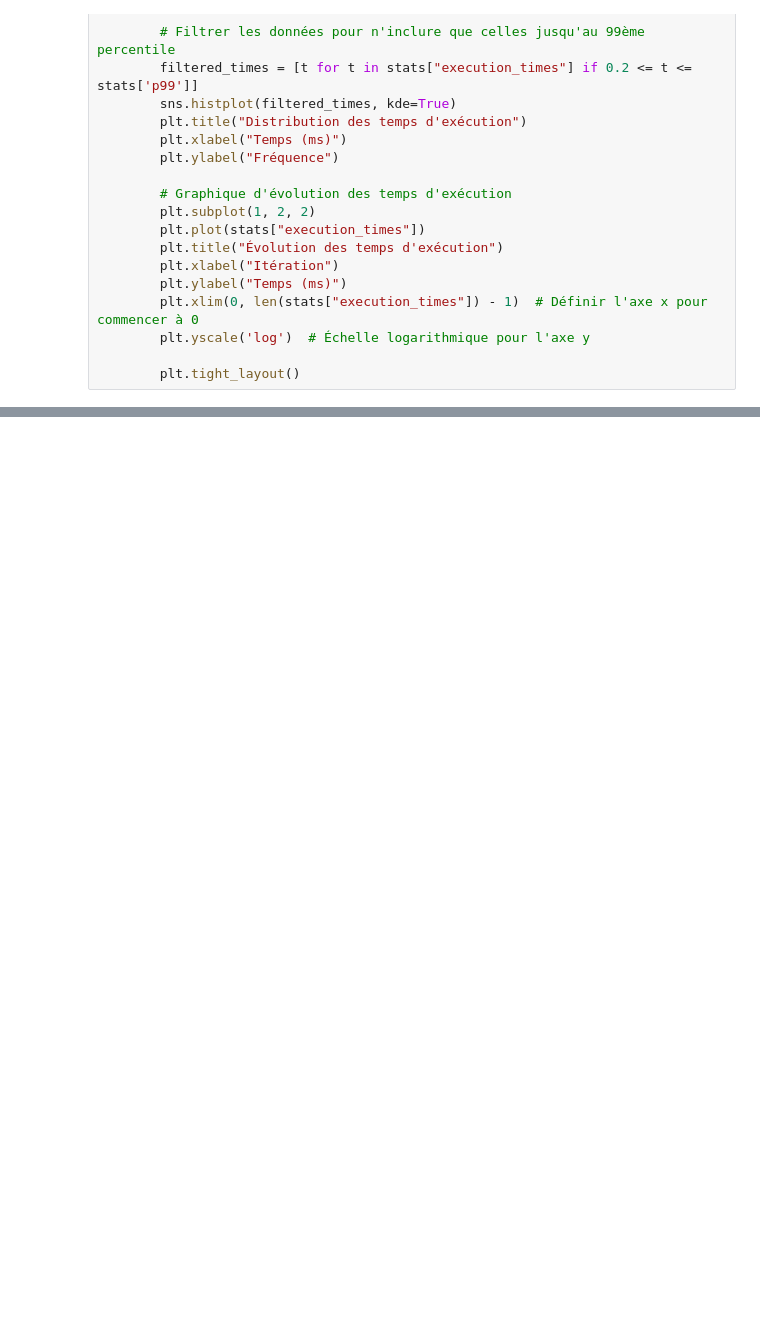
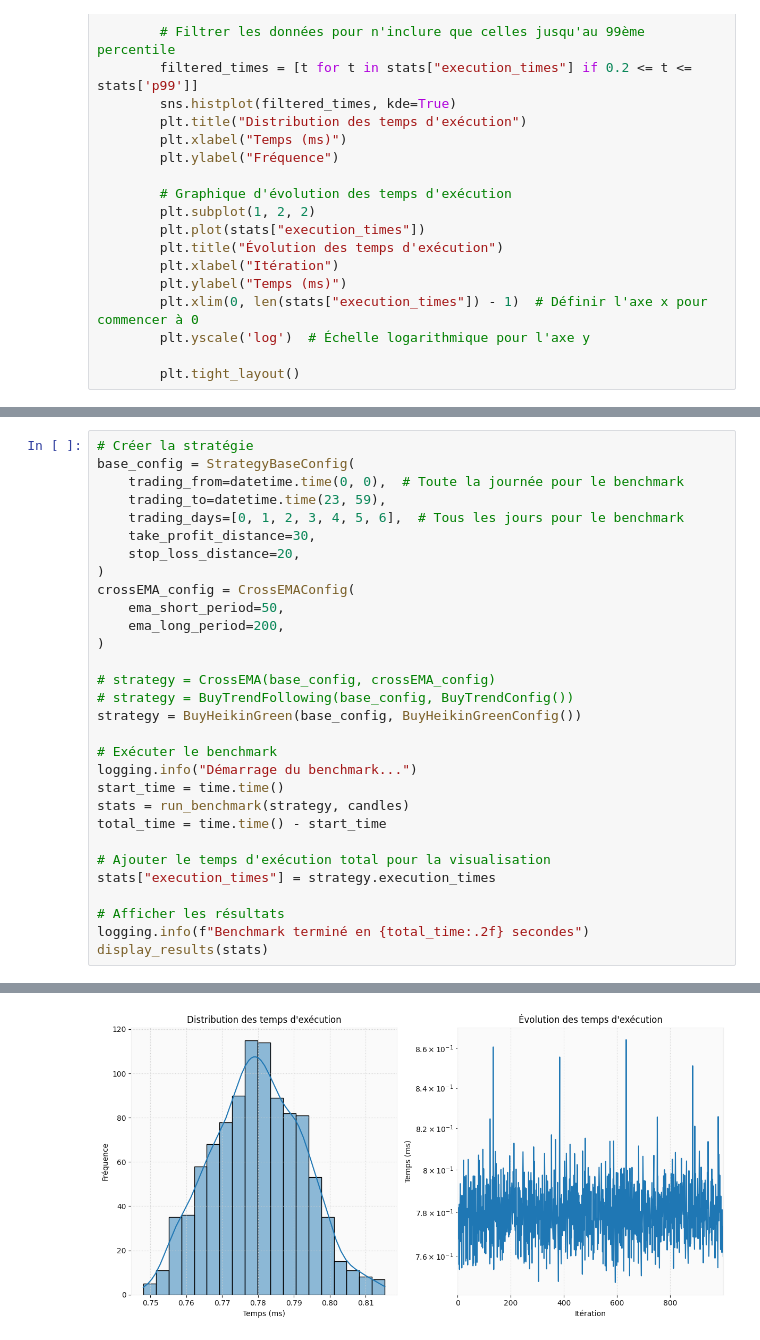
Before and after one commit to FinTechCpp/fast-backtest-app, a Jupyter notebook: Notebooks/Benchmark.ipynb, the cells around one changed output, grey strips where cells are left out. Cells and saved outputs as stored; diff of their text form; blank space fills up the shorter version.

```diff
--- a/Notebooks/Benchmark.ipynb
+++ b/Notebooks/Benchmark.ipynb
@@ -263,0 +273,31 @@ Graphique sauvegardé sous 'benchmark_results.png'
+# %%
+# Créer la stratégie
+base_config = StrategyBaseConfig(
+    trading_from=datetime.time(0, 0),  # Toute la journée pour le benchmark
+    trading_to=datetime.time(23, 59),
+    trading_days=[0, 1, 2, 3, 4, 5, 6],  # Tous les jours pour le benchmark
+    take_profit_distance=30,
+    stop_loss_distance=20,
+)
+crossEMA_config = CrossEMAConfig(
+    ema_short_period=50,
+    ema_long_period=200,
+)
+
+# strategy = CrossEMA(base_config, crossEMA_config)
+# strategy = BuyTrendFollowing(base_config, BuyTrendConfig())
+strategy = BuyHeikinGreen(base_config, BuyHeikinGreenConfig())
+
+# Exécuter le benchmark
+logging.info("Démarrage du benchmark...")
+start_time = time.time()
+stats = run_benchmark(strategy, candles)
+total_time = time.time() - start_time
+
+# Ajouter le temps d'exécution total pour la visualisation
+stats["execution_times"] = strategy.execution_times
+
+# Afficher les résultats
+logging.info(f"Benchmark terminé en {total_time:.2f} secondes")
+display_results(stats)
+# %% [output]
@@ -263,0 +326 @@ Graphique sauvegardé sous 'benchmark_results.png'
+[figure, added]
```
Also changed, not shown: parts of 4 cells of this notebook, 1 other file.
